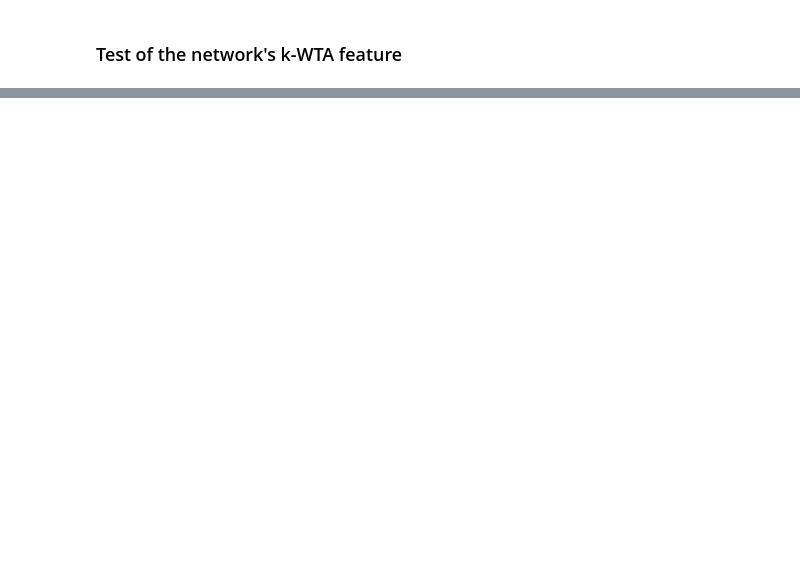
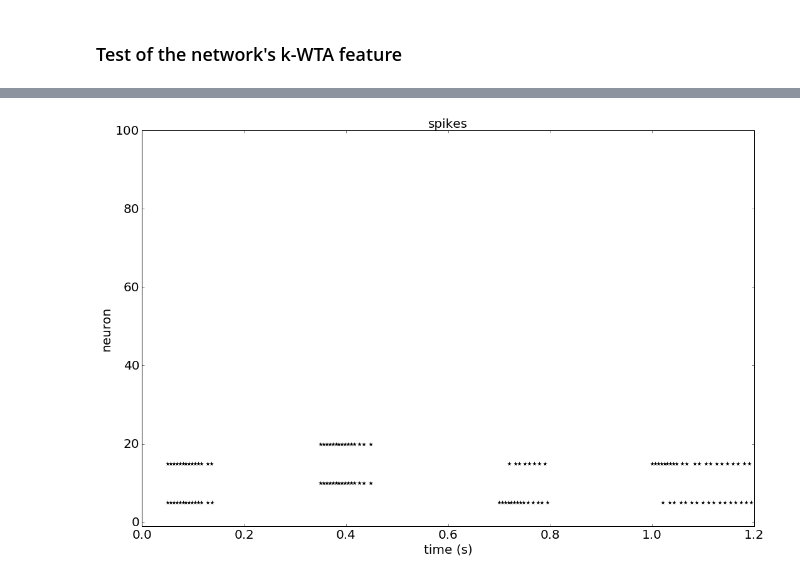
Before and after one commit to rkp8000/associative_properties, a Jupyter notebook: sandbox.ipynb, the cells around one changed output, grey strips where cells are left out. Cells and saved outputs as stored; diff of their text form; code cells hidden in the pictures; blank space fills up the shorter version.

```diff
--- a/sandbox.ipynb
+++ b/sandbox.ipynb
@@ -166,0 +420,98 @@ for ax in axs:
+# %%
+%matplotlib inline
+import matplotlib.pyplot as plt
+import numpy as np
+
+from network import LIFWithKWTAItems
+from plot import set_fontsize
+
+TAU = 0.03
+V_REST = -0.07
+V_TH = -0.02
+V_RESET = -0.08
+V_MIN = -0.1
+T_RP = 0.005
+
+V_REV_SYN_EXC = 0.0
+TAU_SYN_EXC = 0.01
+
+TAU_FRE = .05
+K_WTA = 2
+WTA_TH = 10.
+WTA_INH = -.5
+NOISE = 0.01
+
+N_ITEMS = 100
+N_ASSOCS = 500
+P_CXN = 0.25
+
+cxn_ap = (np.random.rand(N_ITEMS, N_ASSOCS) < P_CXN).astype(float)
+
+W_PA = .6 * cxn_ap
+
+W_AP = 1. * cxn_ap.T
+
+W_AM = np.eye(N_ASSOCS)
+W_MA = 10 * np.eye(N_ASSOCS)
+W_MM = 15 * np.eye(N_ASSOCS)
+
+n_items = W_PA.shape[0]
+n_assocs = W_PA.shape[1]
+n_mems = W_MM.shape[0]
+
+n_neurons = n_items + n_assocs + n_mems
+
+ntwk = LIFWithKWTAItems(
+    tau=TAU, v_rest=V_REST, v_th=V_TH, v_reset=V_RESET, v_min=V_MIN, t_rp=T_RP,
+    v_rev_syn_exc=V_REV_SYN_EXC, tau_syn_exc=TAU_SYN_EXC,
+    tau_fre=TAU_FRE, k_wta=K_WTA, wta_th=WTA_TH, wta_inh=WTA_INH, noise=NOISE,
+    w_pa=W_PA, w_ap=W_AP, w_am=W_AM, w_ma=W_MA, w_mm=W_MM)
+
+# drive
+
+n_steps = 1200
+
+drives = {}
+drives['item'] = np.zeros((n_steps, n_items))
+
+drives['item'][50:120, 5] = 2
+drives['item'][50:120, 15] = 2
+
+drives['item'][150:160, :] = -10
+
+drives['item'][350:420, 10] = 2
+drives['item'][350:420, 20] = 2
+
+drives['item'][450:460, :] = -10
+
+drives['item'][700:750, 5] = 2
+
+drives['item'][800:810, :] = -10
+
+drives['item'][1000:1050, 15] = 2
+
+v_init = V_REST * np.ones((n_neurons,))
+g_init = np.zeros((n_neurons,))
+dt = 0.001
+
+results, ts = ntwk.run(drives, v_init, g_init, dt, record=['spikes', 'vs', 'fre_items'])
+
+
+## MAKE PLOTS
+
+fig, ax = plt.subplots(1, 1, figsize=(15, 10), sharex=True, tight_layout=True)
+
+spike_times, spike_idxs = results['spikes'][:, :N_ITEMS].nonzero()
+
+ax.scatter(spike_times * dt, spike_idxs, marker='*', s=50, c='k', lw=0)
+ax.set_xlim(0, n_steps * dt)
+ax.set_ylim(-1, n_items)
+
+ax.set_ylabel('neuron')
+ax.set_title('spikes')
+
+ax.set_xlabel('time (s)')
+
+set_fontsize(ax, 20)
+# %% [output]
+[figure, added]
```
Also changed, not shown: parts of 8 cells of this notebook.
